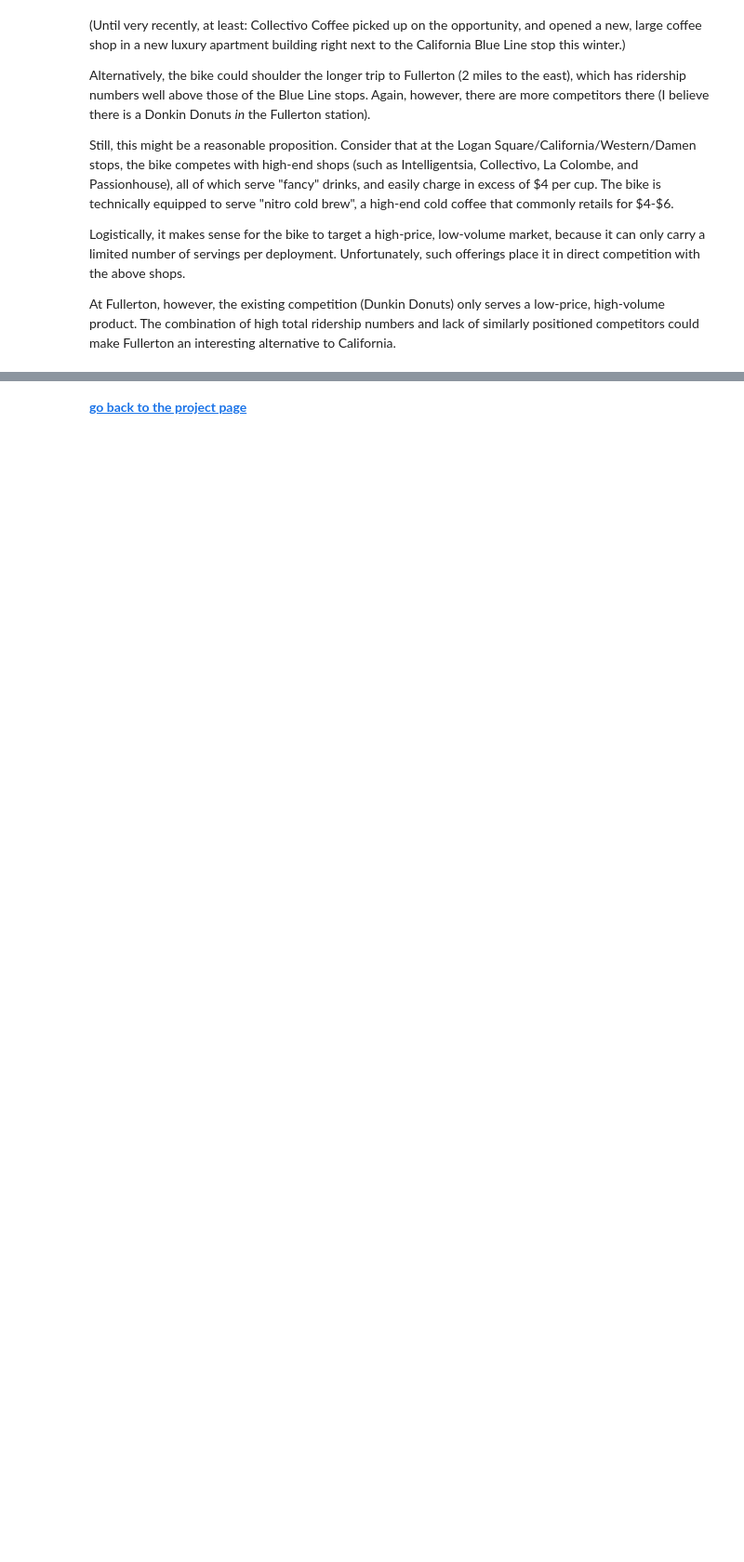
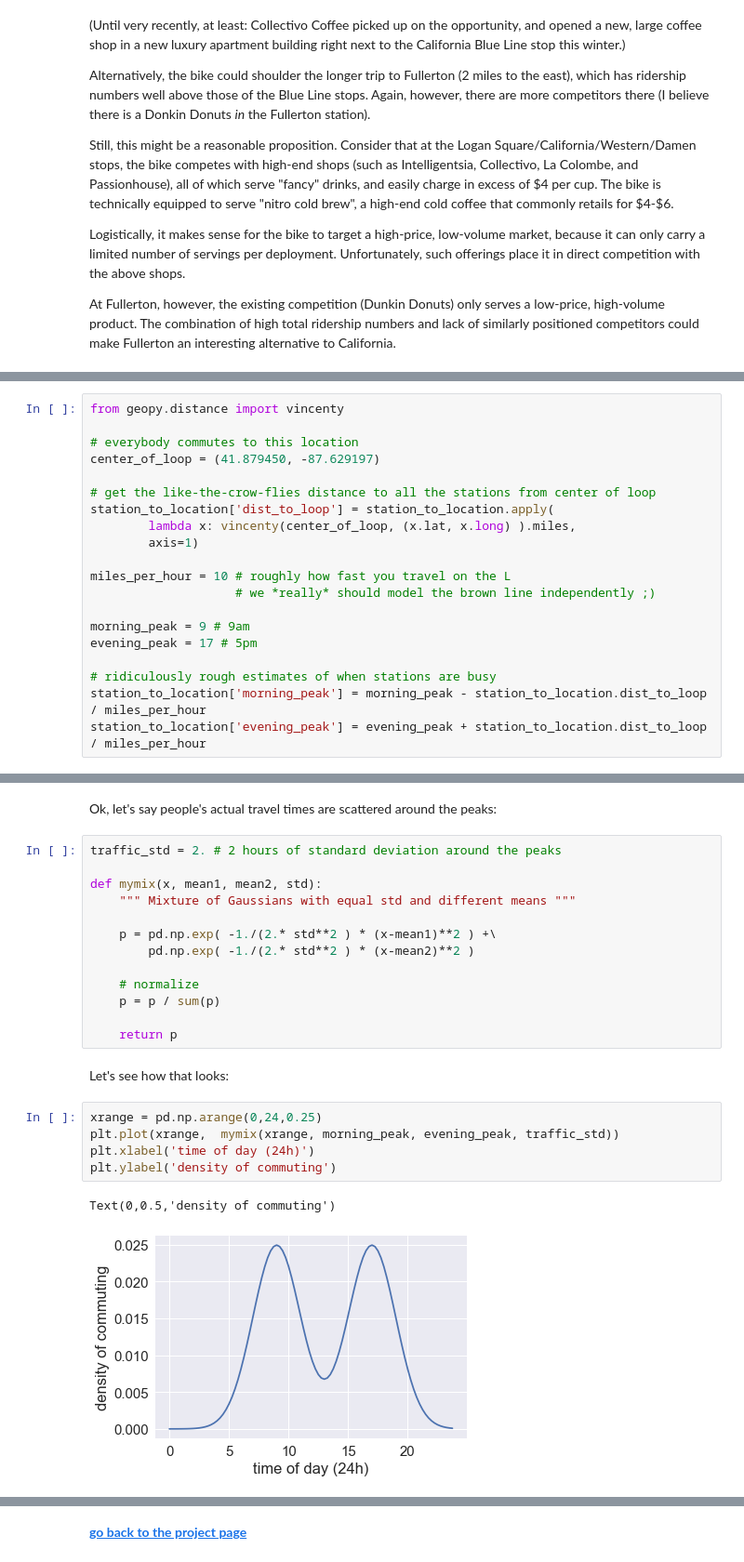
Before and after one commit to kenben/ideo_ds, a Jupyter notebook: notebooks/challenge_exercise.ipynb, the cells around one changed output, grey strips where cells are left out. Shown at 93% size. Cells and saved outputs as stored; diff of their text form; blank space fills up the shorter version.

Commit message:
add rough estimate calculations

```diff
--- a/notebooks/challenge_exercise.ipynb
+++ b/notebooks/challenge_exercise.ipynb
@@ -390,0 +403,20 @@ At Fullerton, however, the existing competition (Dunkin Donuts) only serves a lo
+# %%
+from geopy.distance import vincenty
+
+# everybody commutes to this location
+center_of_loop = (41.879450, -87.629197)
+
+# get the like-the-crow-flies distance to all the stations from center of loop
+station_to_location['dist_to_loop'] = station_to_location.apply(
+        lambda x: vincenty(center_of_loop, (x.lat, x.long) ).miles,
+        axis=1)
+
+miles_per_hour = 10 # roughly how fast you travel on the L
+                    # we *really* should model the brown line independently ;)
+
+morning_peak = 9 # 9am
+evening_peak = 17 # 5pm
+
+# ridiculously rough estimates of when stations are busy
+station_to_location['morning_peak'] = morning_peak - station_to_location.dist_to_loop / miles_per_hour
+station_to_location['evening_peak'] = evening_peak + station_to_location.dist_to_loop / miles_per_hour
@@ -390,0 +437,25 @@ At Fullerton, however, the existing competition (Dunkin Donuts) only serves a lo
+# %% [markdown]
+Ok, let's say people's actual travel times are scattered around the peaks:
+# %%
+traffic_std = 2. # 2 hours of standard deviation around the peaks
+
+def mymix(x, mean1, mean2, std):
+    """ Mixture of Gaussians with equal std and different means """
+
+    p = pd.np.exp( -1./(2.* std**2 ) * (x-mean1)**2 ) +\
+        pd.np.exp( -1./(2.* std**2 ) * (x-mean2)**2 )
+
+    # normalize
+    p = p / sum(p)
+
+    return p
+# %% [markdown]
+Let's see how that looks:
+# %%
+xrange = pd.np.arange(0,24,0.25)
+plt.plot(xrange,  mymix(xrange, morning_peak, evening_peak, traffic_std))
+plt.xlabel('time of day (24h)')
+plt.ylabel('density of commuting')
+# %% [output]
+Text(0,0.5,'density of commuting')
+[figure, added]
```
Also changed, not shown: parts of 12 cells of this notebook, 2 other files.
